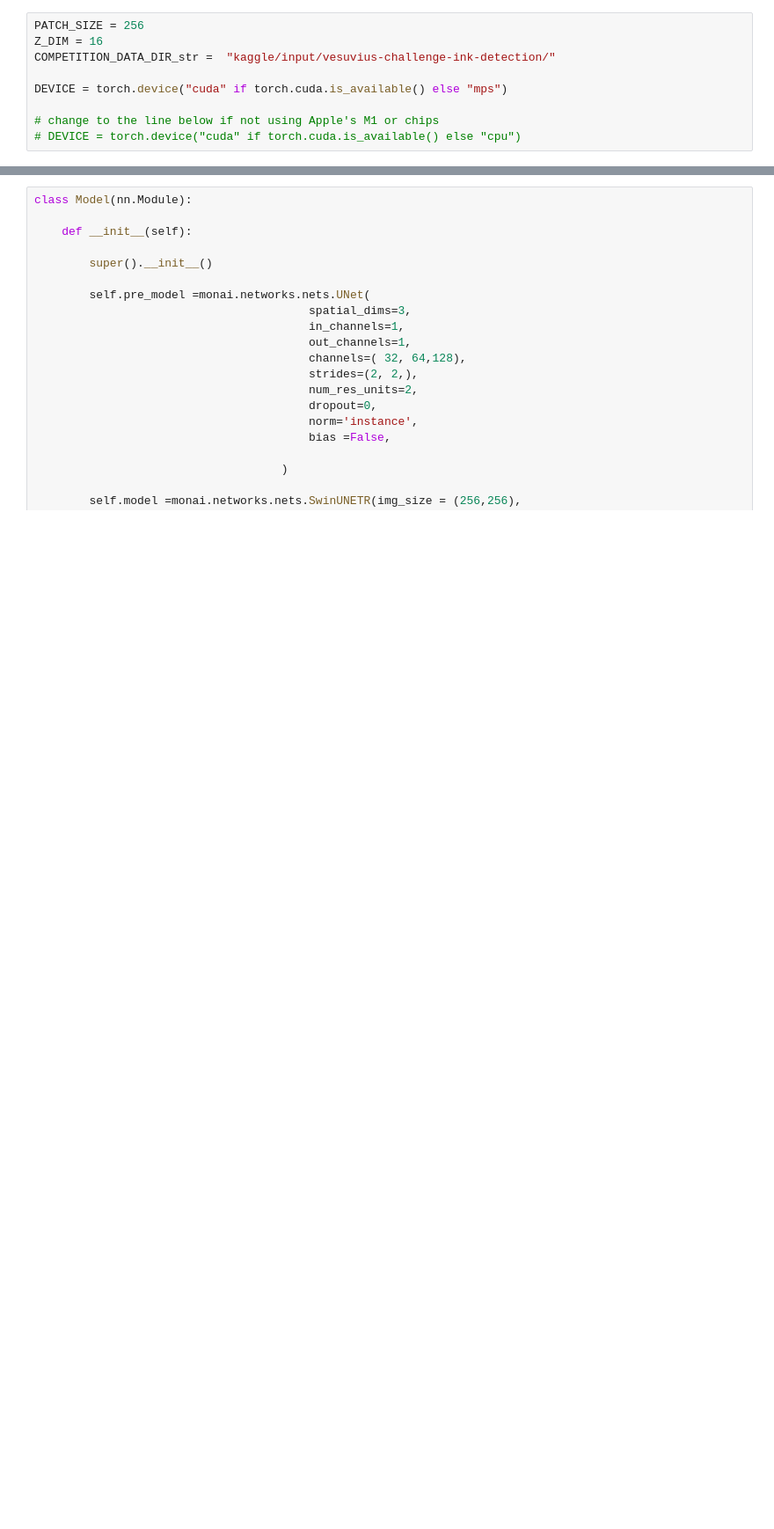
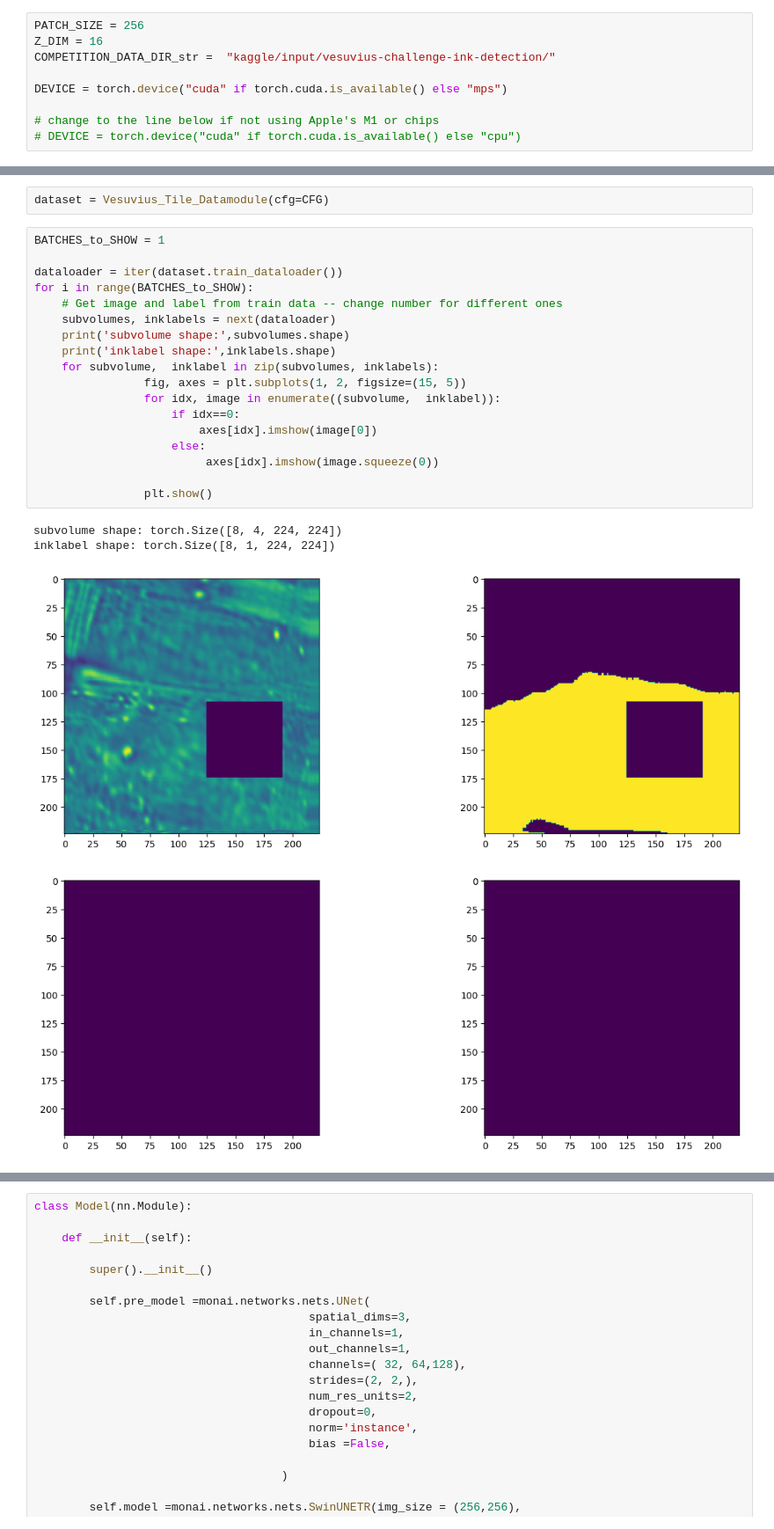
Before and after one commit to gmarus777/VESUVIUS_Challenge, a Jupyter notebook: jupyter notebooks/LOCAL_PVT_Test.ipynb, the cells around one changed output, grey strips where cells are left out. Shown at 88% size. Saved outputs shown, nothing was run; the diff lists cells and outputs as text; blank space fills up the shorter version.

```diff
--- a/jupyter notebooks/LOCAL_PVT_Test.ipynb
+++ b/jupyter notebooks/LOCAL_PVT_Test.ipynb
@@ -55,0 +210,25 @@ model = PyramidVisionTransformerV2()
+# %%
+dataset = Vesuvius_Tile_Datamodule(cfg=CFG)
+# %%
+BATCHES_to_SHOW = 1
+
+dataloader = iter(dataset.train_dataloader())
+for i in range(BATCHES_to_SHOW):
+    # Get image and label from train data -- change number for different ones
+    subvolumes, inklabels = next(dataloader)
+    print('subvolume shape:',subvolumes.shape)
+    print('inklabel shape:',inklabels.shape)
+    for subvolume,  inklabel in zip(subvolumes, inklabels):
+                fig, axes = plt.subplots(1, 2, figsize=(15, 5))
+                for idx, image in enumerate((subvolume,  inklabel)):
+                    if idx==0:
+                        axes[idx].imshow(image[0])
+                    else:
+                         axes[idx].imshow(image.squeeze(0))
+
+                plt.show()
+# %% [output]
+subvolume shape: torch.Size([8, 4, 224, 224])
+inklabel shape: torch.Size([8, 1, 224, 224])
+[figure, added]
+[figure, added]
```
Also changed, not shown: parts of 11 cells of this notebook, 1 other file.
